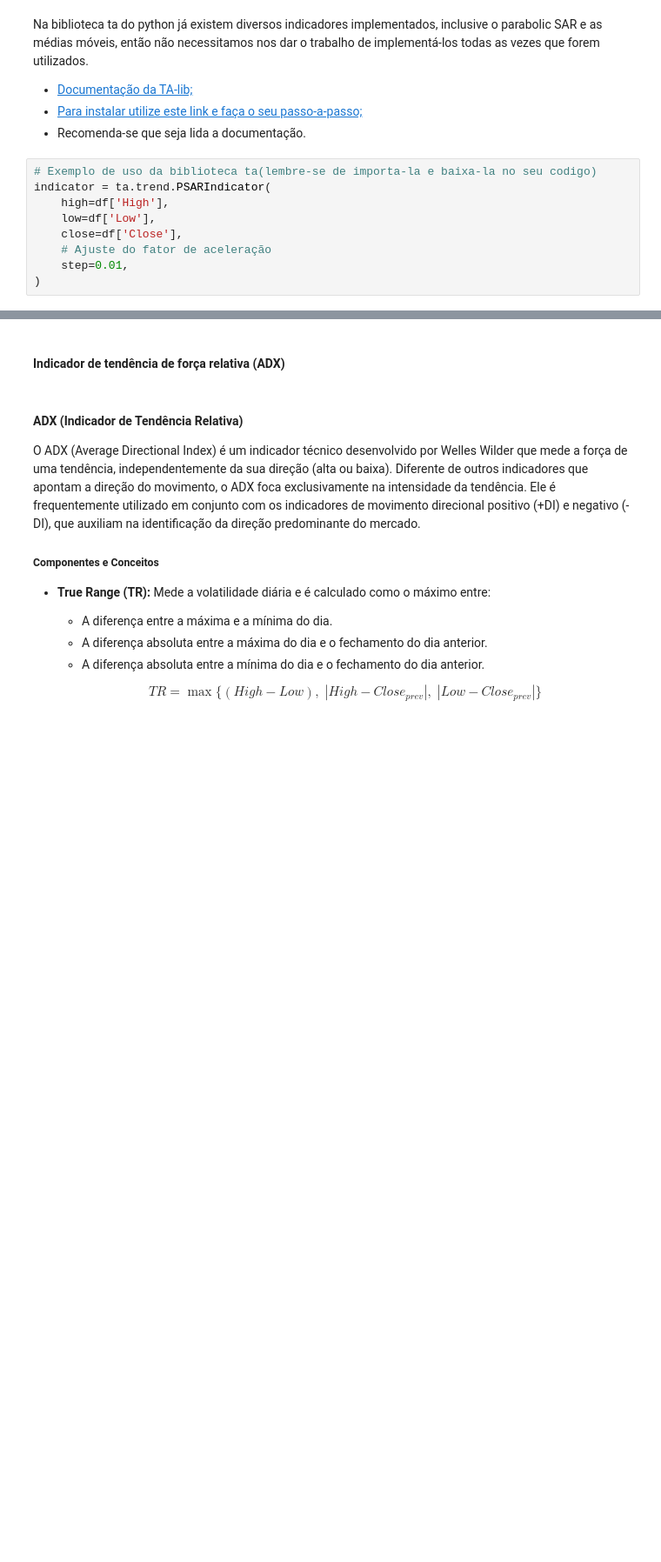
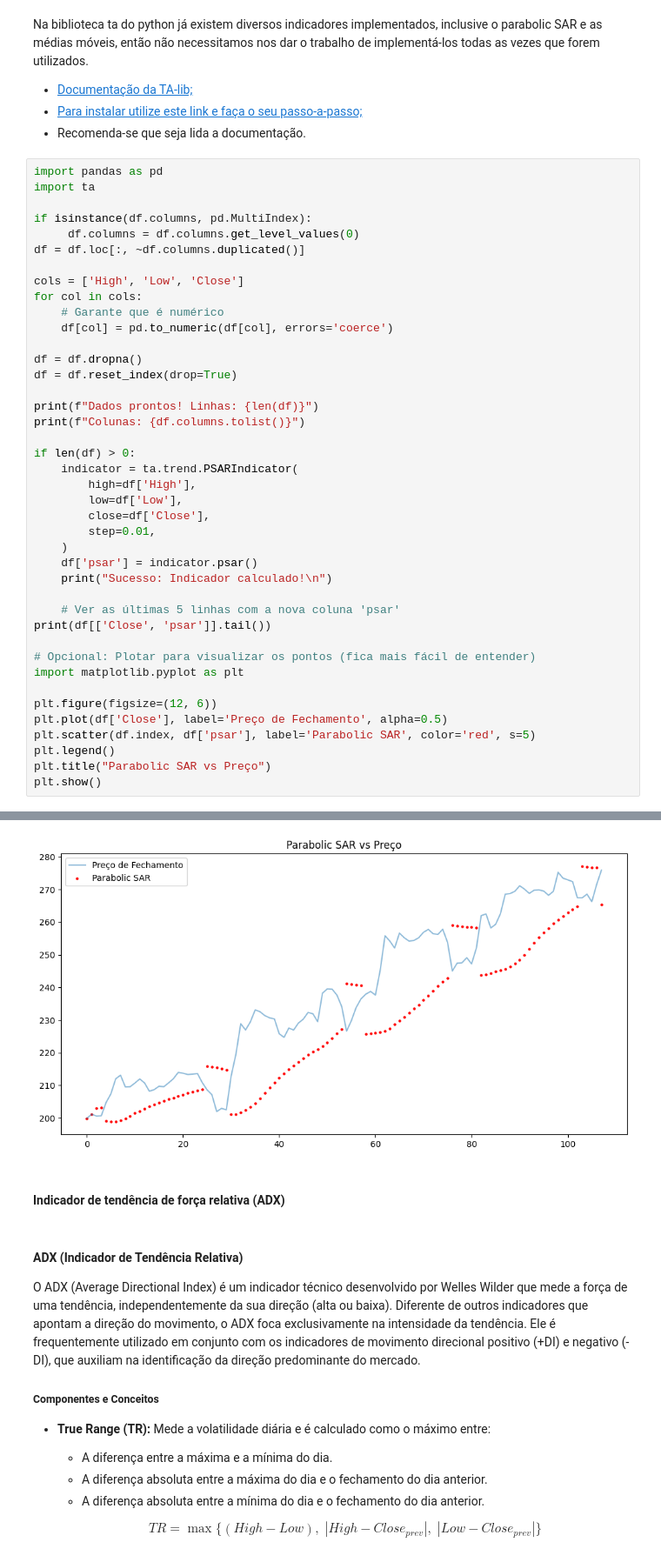
Before and after one commit to AnaBiaGZ/FEAdev-finquant-lab, a Jupyter notebook: Módulo 2 - Análise Quantitativa de Dados Financeiros/Lista 2.2.ipynb, the cells around one changed output, grey strips where cells are left out. Shown at 87% size. Drawn from its saved outputs; the diff is of its cells as text; blank space fills up the shorter version.

Commit message:
Atividade PSAR

```diff
--- a/Módulo 2 - Análise Quantitativa de Dados Financeiros/Lista 2.2.ipynb
+++ b/Módulo 2 - Análise Quantitativa de Dados Financeiros/Lista 2.2.ipynb
@@ -335,12 +335,44 @@ Na biblioteca ta do python já existem diversos indicadores implementados, inclu
 - [Para instalar utilize este link e faça o seu passo-a-passo;](https://github.com/TA-Lib/ta-lib-python)
 - Recomenda-se que seja lida a documentação.
 # %%
-# Exemplo de uso da biblioteca ta(lembre-se de importa-la e baixa-la no seu codigo)
-indicator = ta.trend.PSARIndicator(
-    high=df['High'],
-    low=df['Low'],
-    close=df['Close'],
-    # Ajuste do fator de aceleração
-    step=0.01,
-)
+import pandas as pd
+import ta
+
+if isinstance(df.columns, pd.MultiIndex):
+     df.columns = df.columns.get_level_values(0)
+df = df.loc[:, ~df.columns.duplicated()]
+
+cols = ['High', 'Low', 'Close']
+for col in cols:
+    # Garante que é numérico
+    df[col] = pd.to_numeric(df[col], errors='coerce')
+
+df = df.dropna()
+df = df.reset_index(drop=True)
+
+print(f"Dados prontos! Linhas: {len(df)}")
+print(f"Colunas: {df.columns.tolist()}")
+
+if len(df) > 0:
+    indicator = ta.trend.PSARIndicator(
+        high=df['High'],
+        low=df['Low'],
+        close=df['Close'],
+        step=0.01,
+    )
+    df['psar'] = indicator.psar()
+    print("Sucesso: Indicador calculado!\n")
+
+    # Ver as últimas 5 linhas com a nova coluna 'psar'
+print(df[['Close', 'psar']].tail())
+
+# Opcional: Plotar para visualizar os pontos (fica mais fácil de entender)
+import matplotlib.pyplot as plt
+
+plt.figure(figsize=(12, 6))
+plt.plot(df['Close'], label='Preço de Fechamento', alpha=0.5)
+plt.scatter(df.index, df['psar'], label='Parabolic SAR', color='red', s=5)
+plt.legend()
+plt.title("Parabolic SAR vs Preço")
+plt.show()
 # %% [output]
@@ -348,3 +389,4 @@ NameError: name 'ta' is not defined
+[figure, added]
 # %% [markdown]
 #### **Indicador de tendência de força relativa (ADX)**
 # %% [markdown]
```
Also changed, not shown: parts of 8 cells of this notebook.
